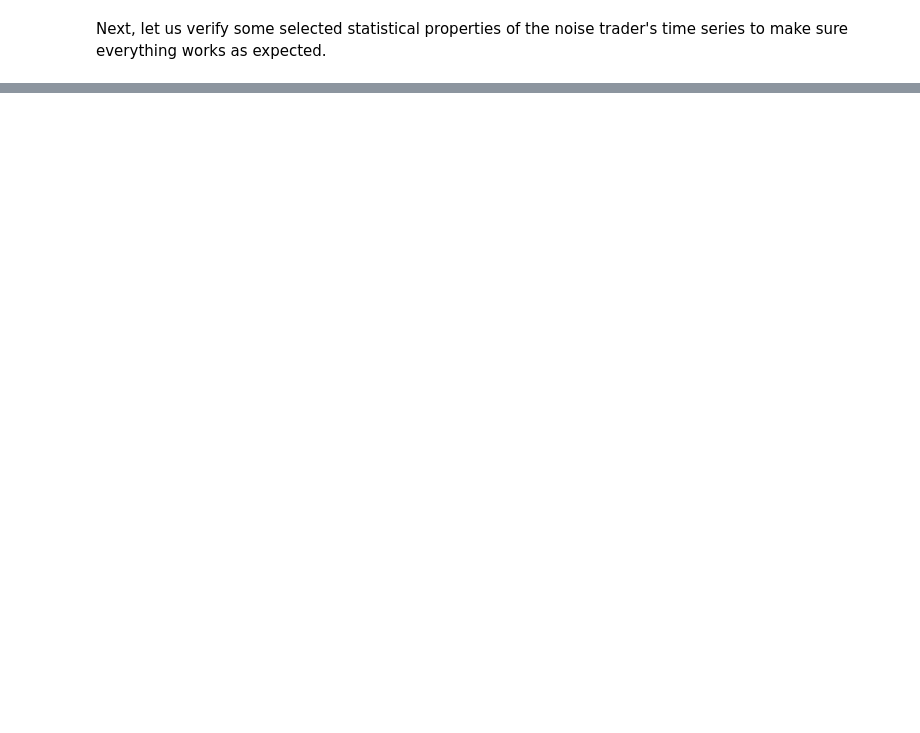
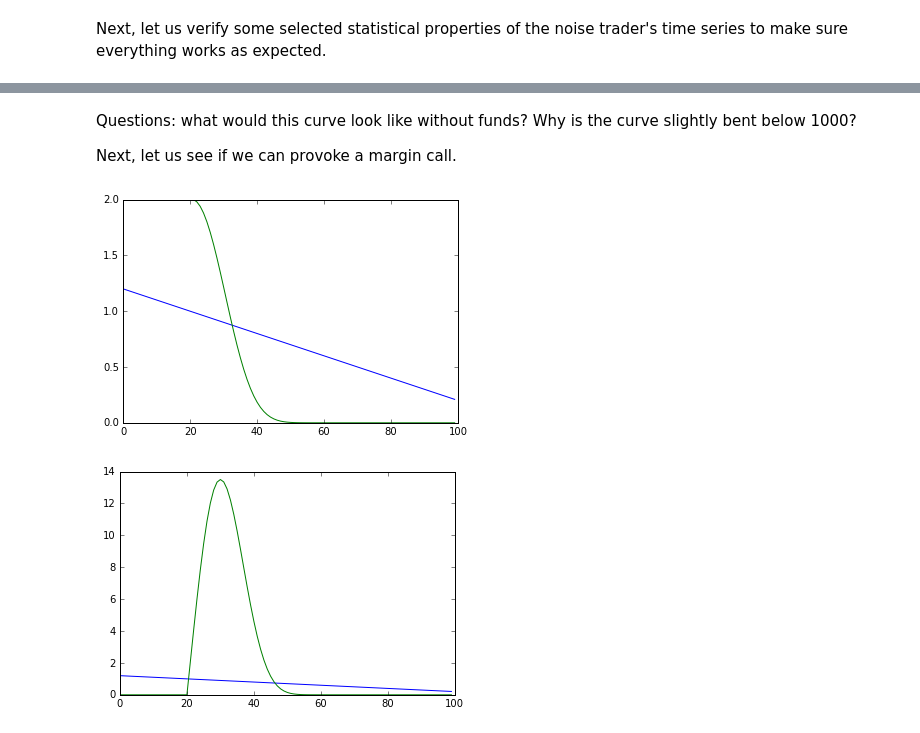
Before and after one commit to davidrpugh/sfi-complexity-mooc, a Jupyter notebook: notebooks/leverage.ipynb, the cells around one changed output, grey strips where cells are left out. Cells and saved outputs as stored; diff of their text form; code cells hidden in the pictures; blank space fills up the shorter version.

```diff
--- a/notebooks/leverage.ipynb
+++ b/notebooks/leverage.ipynb
@@ -277,0 +280,27 @@ Compare constrast model predictions for rational expectations, naive expectation
+# %% [markdown]
+Questions: what would this curve look like without funds? Why is the curve slightly bent below 1000?
+
+Next, let us see if we can provoke a margin call.
+# %%
+Fund.maxLeverage = 50
+fund = Fund(100)
+
+days = []
+prices = []
+wealth = []
+shares = []
+for i in range(0,100):
+    price = 1.2 - i/100
+    fund.trade(price)
+    days.append(i)
+    prices.append(price)
+    wealth.append(fund.getWealth(price))
+    shares.append(fund.shares)
+
+plot.plot(days, prices, 'b', wealth, 'g')
+plot.show()
+plot.plot(days, prices, 'b', shares, 'g')
+plot.show()
+# %% [output]
+[figure, added]
+[figure, added]
```
Also changed, not shown: parts of 41 cells of this notebook.
